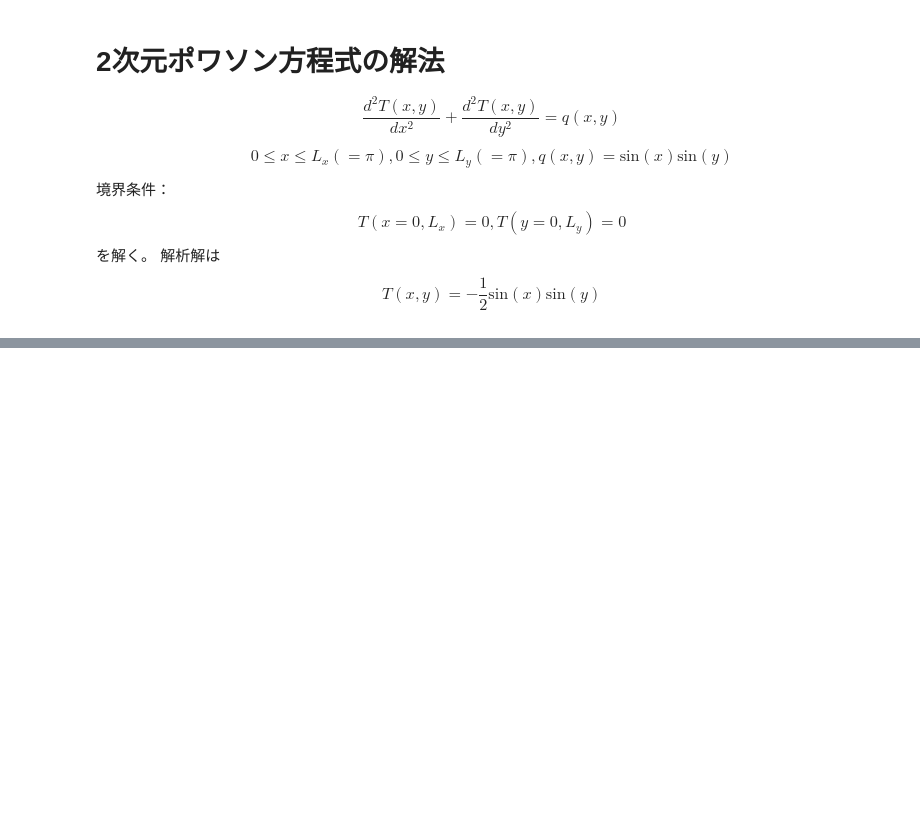
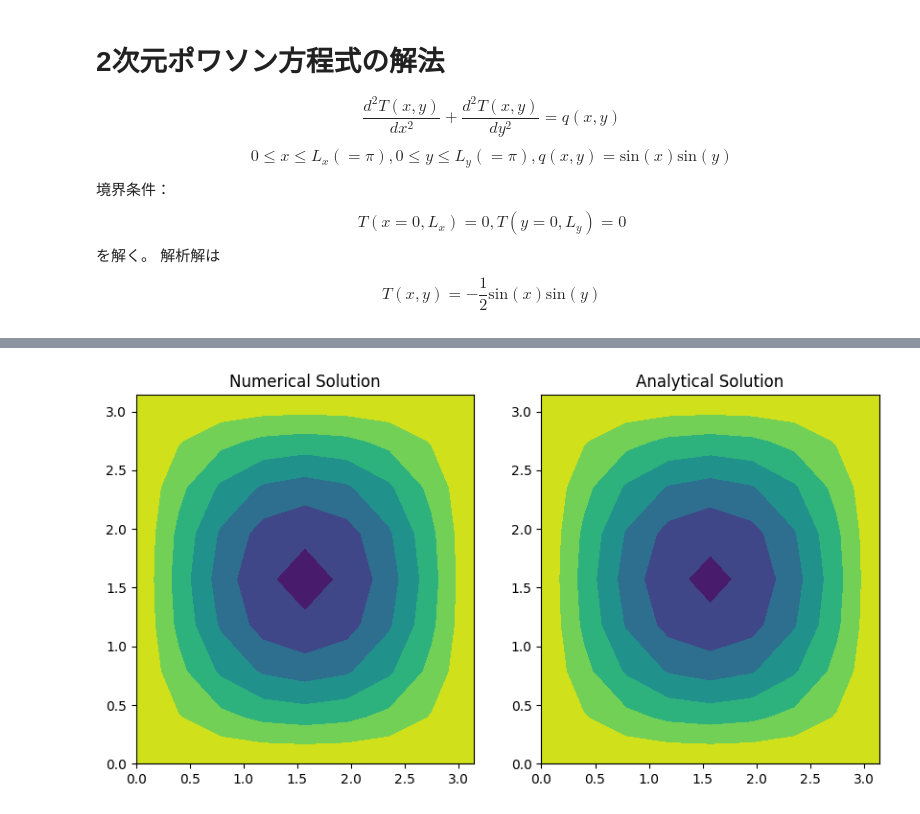
Before and after one commit to onishiryo/KeiRikiKiso, a Jupyter notebook: Day3_2Dポワソン.ipynb, the cells around one changed output, grey strips where cells are left out. Drawn from its saved outputs; the diff is of its cells as text; code cells hidden in the pictures; blank space fills up the shorter version.

```diff
--- a/Day3_2Dポワソン.ipynb
+++ b/Day3_2Dポワソン.ipynb
@@ -103,0 +103,93 @@ TypeError: Shapes of x (10, 100) and z (100, 10) do not match
+# %%
+# prompt: 2次元ポワソン方程式を中心差分法を使って解くコード。発熱量q(x,y)=sin(x)sin(y)で与えられるときの、温度Tの2次元分布を求める。ガウスの消去法を使う。簡略化しない消去法を使う。説明は日本語で書く。T(x,y)をプロットする。解析解もプロットする。numpyを使ってはいけない。描画にだけnumpyを使って良い。
+# 数値解と解析解のL1ノルムエラーを計算する。
+
+import matplotlib.pyplot as plt #描画用
+import numpy as np #for np.meshgrid（描画用）
+import math #for pi, sin
+
+# 定数
+Lx = math.pi
+Ly = math.pi
+nx = 9  # x方向の分割数
+ny = 9  # y方向の分割数
+dx = Lx / (nx - 1)
+dy = Ly / (ny - 1)
+
+# 発熱量関数
+def q(x, y):
+    return math.sin(x) * math.sin(y)
+
+# 解析解
+def analytical_solution(x, y):
+    return -0.5 * math.sin(x) * math.sin(y)
+
+# 行列とベクトルを格納するリストを初期化
+A = [[0.0] * (nx * ny) for _ in range(nx * ny)]
+b = [0.0] * (nx * ny)
+
+# 行列とベクトルを構築
+for i in range(nx):
+    for j in range(ny):
+        index = i * ny + j
+
+        if i == 0 or i == nx - 1 or j == 0 or j == ny - 1:
+            A[index][index] = 1.0
+            b[index] = 0.0
+            continue
+
+        x = i * dx
+        y = j * dy
+        A[index][index] = -2.0 / (dx * dx) - 2.0 / (dy * dy)
+        A[index][index - ny] = 1.0 / (dx * dx)
+        A[index][index + ny] = 1.0 / (dx * dx)
+        A[index][index - 1] = 1.0 / (dy * dy)
+        A[index][index + 1] = 1.0 / (dy * dy)
+        b[index] = q(x, y)
+
+# ガウスの消去法（簡略化しない消去法）
+# 前進消去
+for k in range(nx * ny):
+    for i in range(k + 1, nx * ny):
+        factor = A[i][k] / A[k][k]
+        for j in range(k, nx * ny):
+            A[i][j] -= factor * A[k][j]
+        b[i] -= factor * b[k]
+
+# 後退代入
+T = [0.0] * (nx * ny)
+for i in range(nx * ny - 1, -1, -1):
+    sum_val = 0
+    for j in range(i + 1, nx * ny):
+        sum_val += A[i][j] * T[j]
+    T[i] = (b[i] - sum_val) / A[i][i]
+
+# 2Dプロットの描画 ==============================
+# 結果を二次元配列に格納
+T_2D = [[0.0] * ny for _ in range(nx)]
+for i in range(nx):
+    for j in range(ny):
+        T_2D[i][j] = T[i * ny + j]
+
+# 解析解を計算
+analytical_T_2D = [[analytical_solution(i * dx, j * dy) for j in range(ny)] for i in range(nx)]
+
+# プロット
+X, Y = np.meshgrid([i * dx for i in range(nx)], [j * dy for j in range(ny)])
+
+fig, axes = plt.subplots(1, 2, figsize=(10, 5))
+axes[0].contourf(X, Y, T_2D)
+axes[0].set_title("Numerical Solution")
+axes[1].contourf(X, Y, analytical_T_2D)
+axes[1].set_title('Analytical Solution')
+plt.show()
+
+# L1ノルムエラーの計算
+l1_error = 0
+for i in range(nx):
+    for j in range(ny):
+        l1_error += abs(T_2D[i][j] - analytical_T_2D[i][j])
+l1_error = l1_error / (nx * ny)
+print(f"L1ノルムエラー: {l1_error:.4e}")
+# %% [output]
+[figure, added]
```
Also changed, not shown: parts of 3 cells of this notebook.
